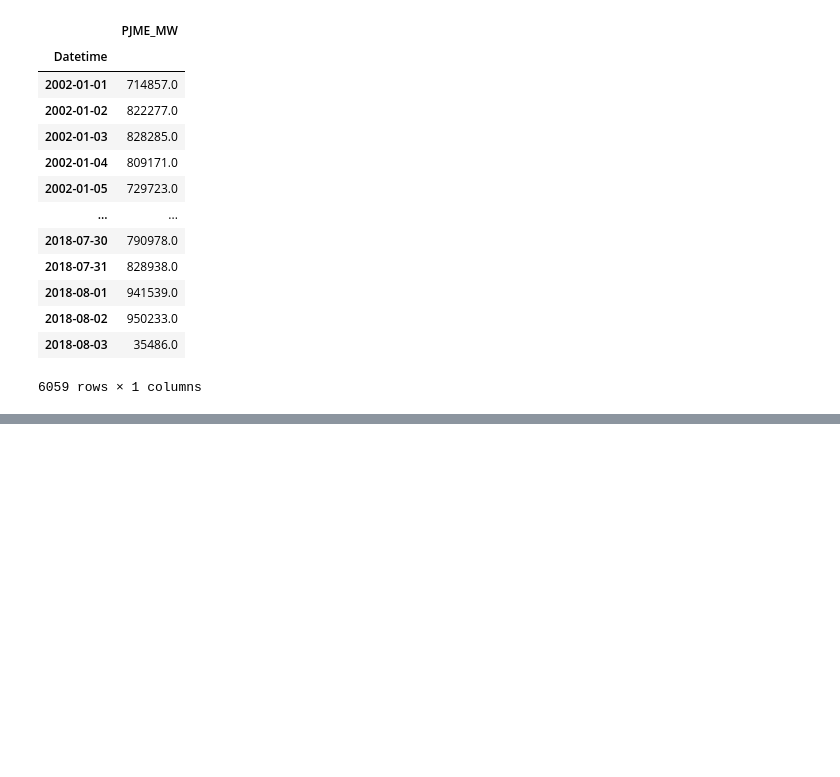
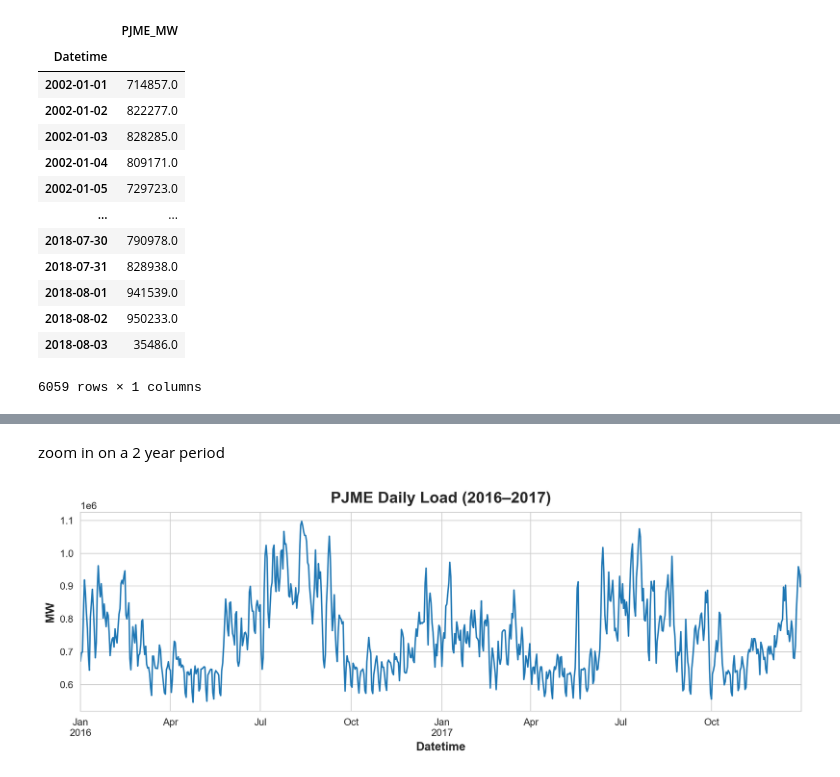
Before and after one commit to aly-ibrahim1/energy-forecasting-pjme, a Jupyter notebook: notebooks/01-eda.ipynb, the cells around one changed output, grey strips where cells are left out. Drawn from its saved outputs; the diff is of its cells as text; code cells hidden in the pictures; blank space fills up the shorter version.

```diff
--- a/notebooks/01-eda.ipynb
+++ b/notebooks/01-eda.ipynb
@@ -147,0 +200,8 @@ df_daily.to_period(freq='D')
+# %% [markdown]
+zoom in on a 2 year period
+# %%
+df["2016":"2017"]["PJME_MW"].plot(title="PJME Daily Load (2016–2017)")
+plt.ylabel("MW")
+plt.savefig("../reports/figures/pjme_daily_2016-17.png", dpi=200, bbox_inches="tight")
+# %% [output]
+[figure, added]
```
Also changed, not shown: parts of 20 cells of this notebook.
